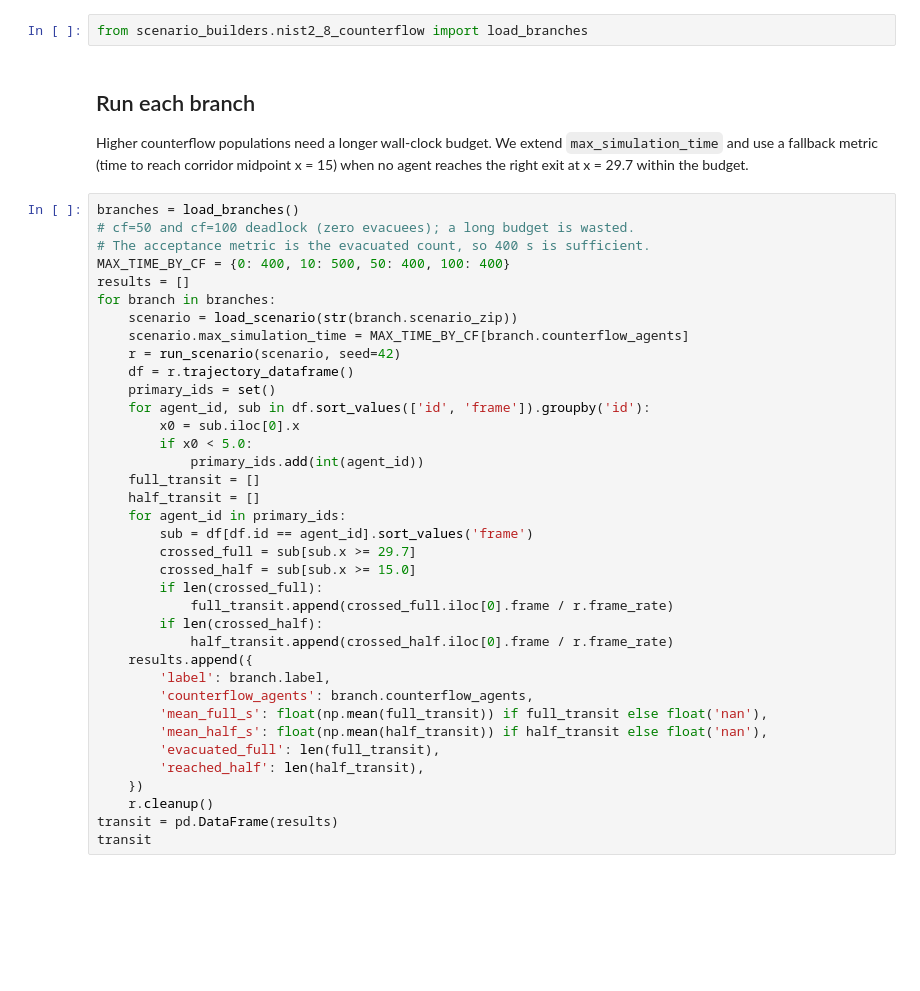
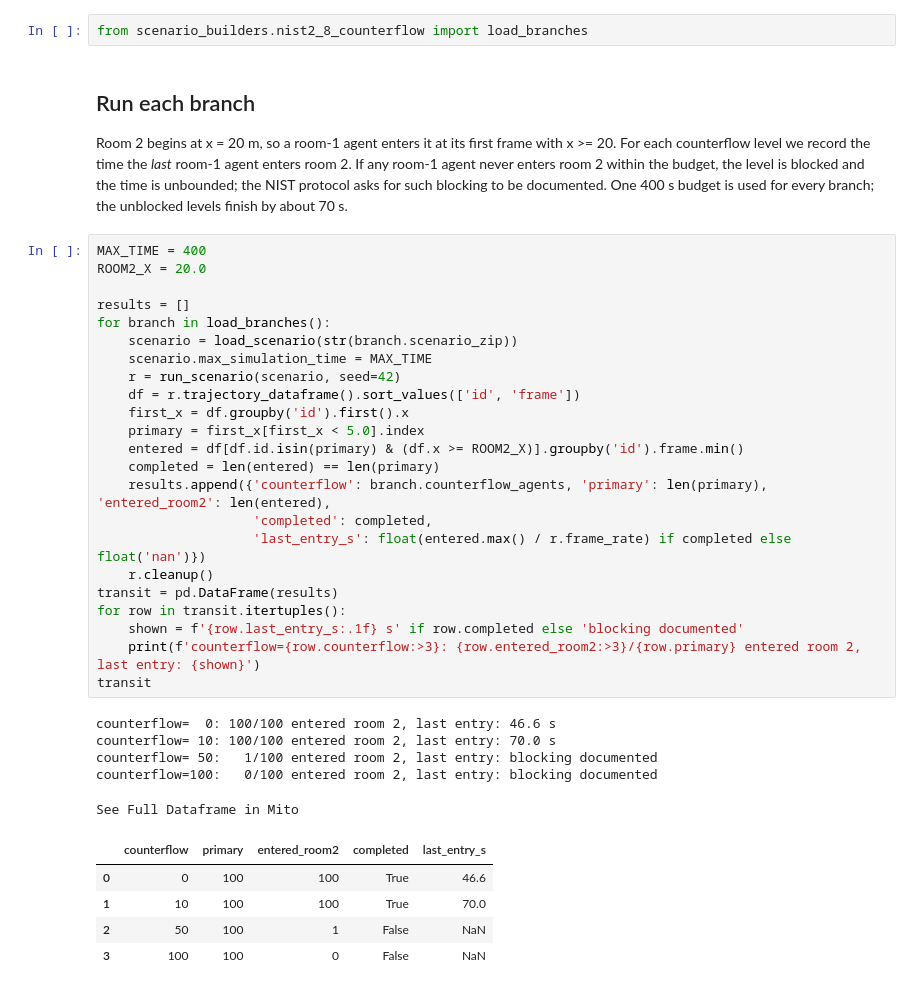
Before and after one commit to PedestrianDynamics/jupedsim-web-community, a Jupyter notebook: standards/nist/nist2_8_counterflow.ipynb, the cells around one changed output. Saved outputs shown, nothing was run; the diff lists cells and outputs as text; blank space fills up the shorter version.

```diff
--- a/standards/nist/nist2_8_counterflow.ipynb
+++ b/standards/nist/nist2_8_counterflow.ipynb
@@ -34,42 +34,39 @@ from scenario_builders.nist2_8_counterflow import load_branches
 # %% [markdown]
 ## Run each branch
 
-Higher counterflow populations need a longer wall-clock budget. We extend `max_simulation_time` and use a fallback metric (time to reach corridor midpoint x = 15) when no agent reaches the right exit at x = 29.7 within the budget.
+Room 2 begins at x = 20 m, so a room-1 agent enters it at its first frame with x >= 20. For each counterflow level we record the time the *last* room-1 agent enters room 2. If any room-1 agent never enters room 2 within the budget, the level is blocked and the time is unbounded; the NIST protocol asks for such blocking to be documented. One 400 s budget is used for every branch; the unblocked levels finish by about 70 s.
 # %%
-branches = load_branches()
-# cf=50 and cf=100 deadlock (zero evacuees); a long budget is wasted.
-# The acceptance metric is the evacuated count, so 400 s is sufficient.
-MAX_TIME_BY_CF = {0: 400, 10: 500, 50: 400, 100: 400}
+MAX_TIME = 400
+ROOM2_X = 20.0
+
 results = []
-for branch in branches:
+for branch in load_branches():
     scenario = load_scenario(str(branch.scenario_zip))
-    scenario.max_simulation_time = MAX_TIME_BY_CF[branch.counterflow_agents]
+    scenario.max_simulation_time = MAX_TIME
     r = run_scenario(scenario, seed=42)
-    df = r.trajectory_dataframe()
-    primary_ids = set()
-    for agent_id, sub in df.sort_values(['id', 'frame']).groupby('id'):
-        x0 = sub.iloc[0].x
-        if x0 < 5.0:
-            primary_ids.add(int(agent_id))
-    full_transit = []
-    half_transit = []
-    for agent_id in primary_ids:
-        sub = df[df.id == agent_id].sort_values('frame')
-        crossed_full = sub[sub.x >= 29.7]
-        crossed_half = sub[sub.x >= 15.0]
-        if len(crossed_full):
-            full_transit.append(crossed_full.iloc[0].frame / r.frame_rate)
-        if len(crossed_half):
-            half_transit.append(crossed_half.iloc[0].frame / r.frame_rate)
-    results.append({
-        'label': branch.label,
-        'counterflow_agents': branch.counterflow_agents,
-        'mean_full_s': float(np.mean(full_transit)) if full_transit else float('nan'),
-        'mean_half_s': float(np.mean(half_transit)) if half_transit else float('nan'),
-        'evacuated_full': len(full_transit),
-        'reached_half': len(half_transit),
-    })
+    df = r.trajectory_dataframe().sort_values(['id', 'frame'])
+    first_x = df.groupby('id').first().x
+    primary = first_x[first_x < 5.0].index
+    entered = df[df.id.isin(primary) & (df.x >= ROOM2_X)].groupby('id').frame.min()
+    completed = len(entered) == len(primary)
+    results.append({'counterflow': branch.counterflow_agents, 'primary': len(primary), 'entered_room2': len(entered),
+                    'completed': completed,
+                    'last_entry_s': float(entered.max() / r.frame_rate) if completed else float('nan')})
     r.cleanup()
 transit = pd.DataFrame(results)
+for row in transit.itertuples():
+    shown = f'{row.last_entry_s:.1f} s' if row.completed else 'blocking documented'
+    print(f'counterflow={row.counterflow:>3}: {row.entered_room2:>3}/{row.primary} entered room 2, last entry: {shown}')
 transit
+# %% [output]
+counterflow=  0: 100/100 entered room 2, last entry: 46.6 s
+counterflow= 10: 100/100 entered room 2, last entry: 70.0 s
+counterflow= 50:   1/100 entered room 2, last entry: blocking documented
+counterflow=100:   0/100 entered room 2, last entry: blocking documented
+See Full Dataframe in Mito
+|  | counterflow | primary | entered_room2 | completed | last_entry_s |
+| 0 | 0 | 100 | 100 | True | 46.6 |
+| 1 | 10 | 100 | 100 | True | 70.0 |
+| 2 | 50 | 100 | 1 | False | NaN |
+| 3 | 100 | 100 | 0 | False | NaN |
 # %% [markdown]
```
Also changed, not shown: parts of 6 cells of this notebook, 5 other files.
